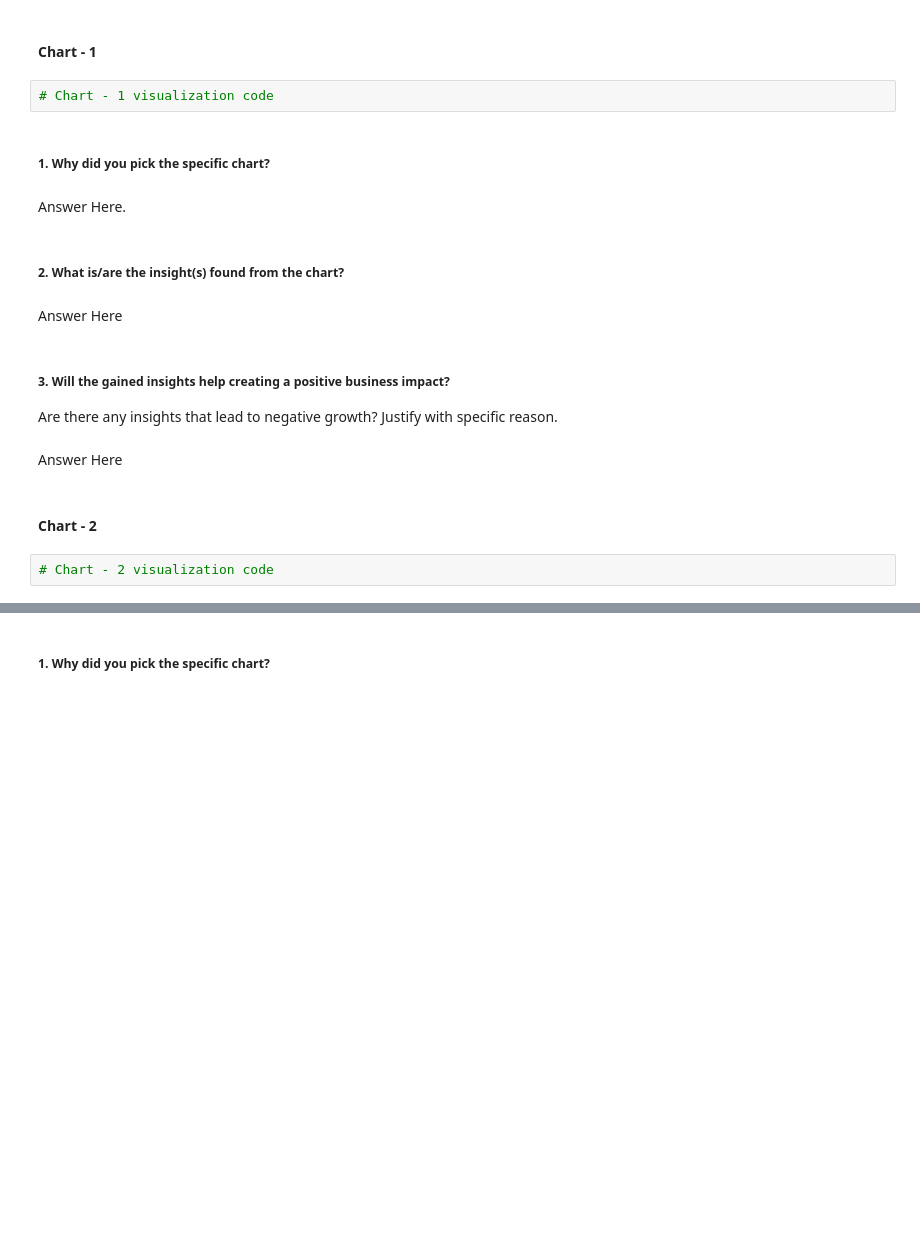
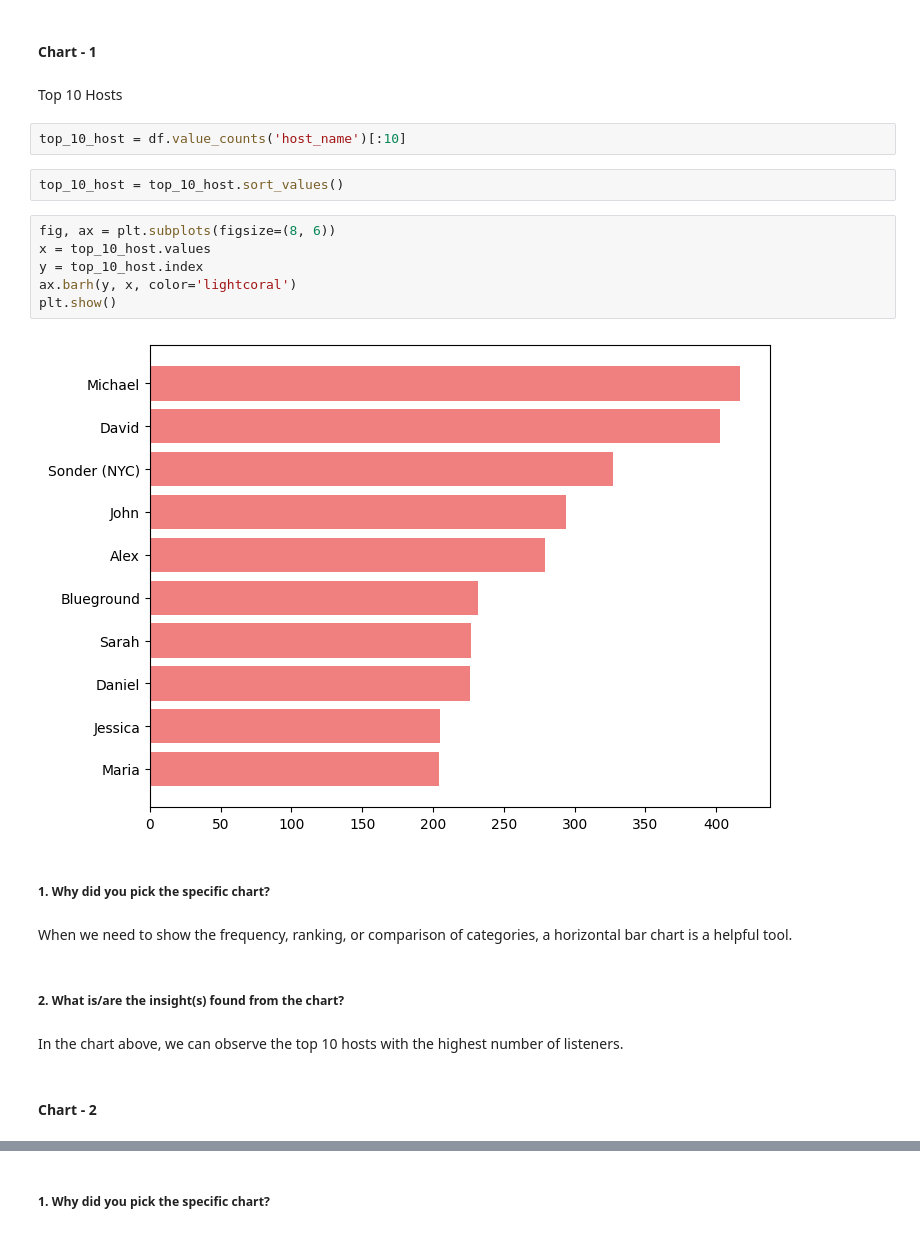
Before and after one commit to Varinder-KM/AirBnb-Bookings-Analysis-EDA, a Jupyter notebook: AirBnb_Bookings_Analysis_EDA_.ipynb, the cells around one changed output, grey strips where cells are left out. Saved outputs shown, nothing was run; the diff lists cells and outputs as text; blank space fills up the shorter version.

```diff
--- a/AirBnb_Bookings_Analysis_EDA_.ipynb
+++ b/AirBnb_Bookings_Analysis_EDA_.ipynb
@@ -375,22 +375,27 @@ Name: price, dtype: float64
 ## ***4. Data Vizualization, Storytelling & Experimenting with charts : Understand the relationships between variables***
 # %% [markdown]
 #### Chart - 1
-# %%
-# Chart - 1 visualization code
+# %% [markdown]
+Top 10 Hosts
+# %%
+top_10_host = df.value_counts('host_name')[:10]
+# %%
+top_10_host = top_10_host.sort_values()
+# %%
+fig, ax = plt.subplots(figsize=(8, 6))
+x = top_10_host.values
+y = top_10_host.index
+ax.barh(y, x, color='lightcoral')
+plt.show()
+# %% [output]
+[figure, added]
 # %% [markdown]
 ##### 1. Why did you pick the specific chart?
-# %% [markdown]
-Answer Here.
+# %% [markdown]
+When we need to show the frequency, ranking, or comparison of categories, a horizontal bar chart is a helpful tool.
 # %% [markdown]
 ##### 2. What is/are the insight(s) found from the chart?
-# %% [markdown]
-Answer Here
-# %% [markdown]
-##### 3. Will the gained insights help creating a positive business impact?
-Are there any insights that lead to negative growth? Justify with specific reason.
-# %% [markdown]
-Answer Here
+# %% [markdown]
+In the chart above, we can observe the top 10 hosts with the highest number of listeners.
 # %% [markdown]
 #### Chart - 2
-# %%
-# Chart - 2 visualization code
```
Also changed, not shown: parts of 144 cells of this notebook.
